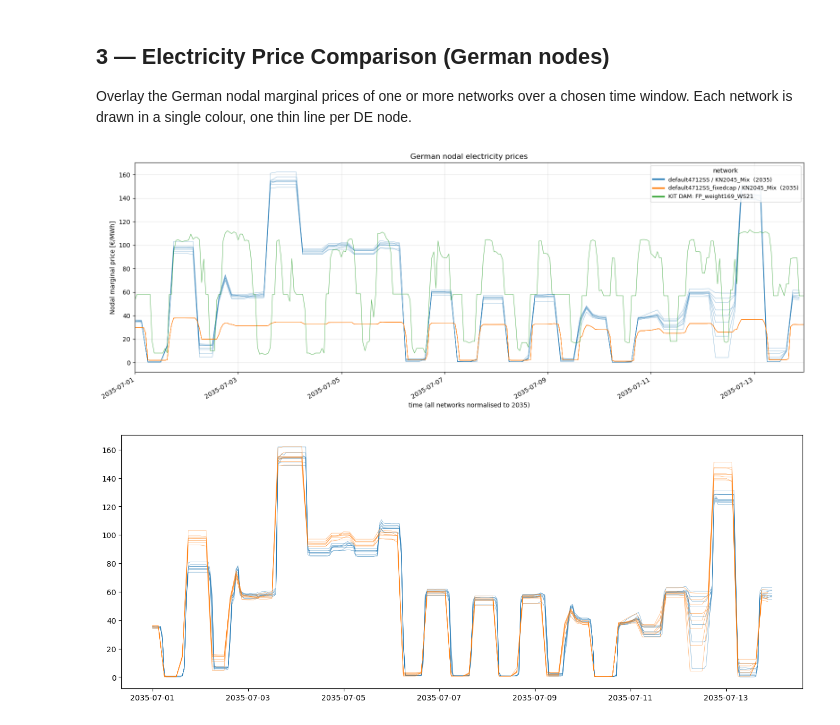
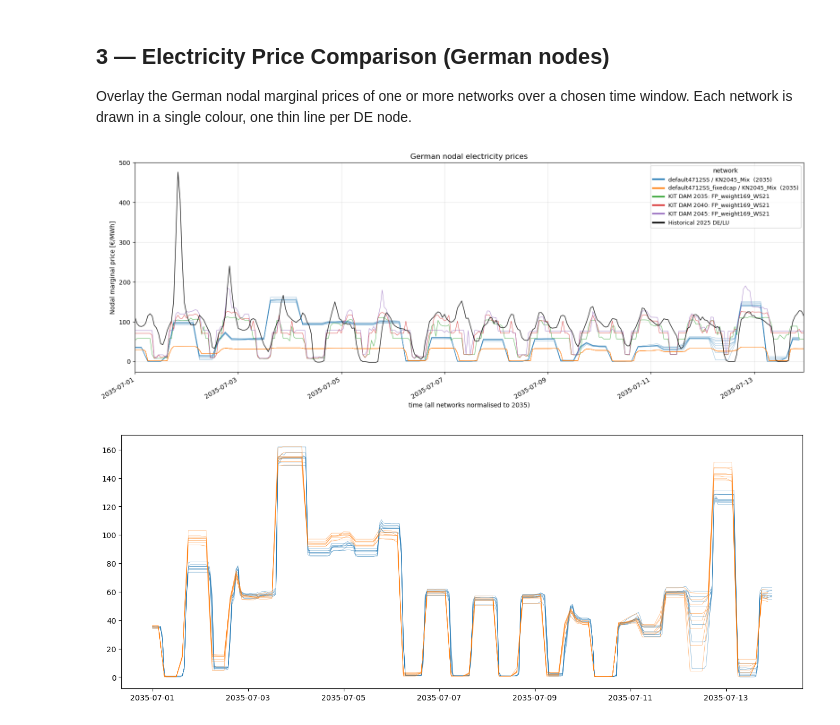
Before and after one commit to FiBe-ie2s/pypsa-de, a Jupyter notebook: thesis/analysis.ipynb, the cells around one changed output. Saved outputs shown, nothing was run; the diff lists cells and outputs as text; code cells hidden in the pictures.

```diff
--- a/thesis/analysis.ipynb
+++ b/thesis/analysis.ipynb
@@ -124,9 +124,11 @@ def load(path):
 #nw_default_2035 = load(ROOT / r"results\default4712SS\KN2045_Mix\networks\base_s_27__none_2035.nc")
 #nw_default_2030 = load(ROOT / r"results\default4712SS\KN2045_Mix\networks\base_s_27__none_2030.nc")
 #nw_test_fixedcap_2035 = load(ROOT / r"results\test02_fixedcap\KN2045_Mix\networks\base_s_27__none_2035_op.nc")
-nw_fixedcap_2035 = load(ROOT / r"results\default4712SS_fixedcap\KN2045_Mix\networks\base_s_27__none_2035_op.nc")
+#nw_fixedcap_2035 = load(ROOT / r"results\default4712SS_fixedcap\KN2045_Mix\networks\base_s_27__none_2035_op.nc")
 #nw_test02_custom_map_2035 = load(ROOT / r"results\test02_custom_map\KN2045_Mix\networks\base_s_27__none_2035.nc")
 #nw_default8760 = load(ROOT / r"results\default8760SS\KN2045_Mix\networks\base_s_27__none_2035.nc")
 
-#nw_ariadne = load(ROOT / r"results\ariadne_technologiemix\base_s_49_lvopt__none_2035.nc")
+nw_ariadne_2035 = load(ROOT / r"results\ariadne_technologiemix\base_s_49_lvopt__none_2035.nc")
+#nw_ariadne_2040 = load(ROOT / r"results\ariadne_technologiemix\base_s_49_lvopt__none_2040.nc")
+#nw_ariadne_2045 = load(ROOT / r"results\ariadne_technologiemix\base_s_49_lvopt__none_2045.nc")
 # %% [output]
@@ -407,20 +417,31 @@ time window. Each network is drawn in a single colour, one thin line per DE node
 # %%
 # ── German nodal electricity prices — compare several networks ──
 # bundles to overlay. Each network -> one colour, one thin line per German node.
-selected = [nw_default_2035, nw_fixedcap_2035]   # <- networks to compare #, nw_fixedcap_2035, nw_test_fixedcap_2035, nw_test02_custom_map_2035, nw_ariadne, nw_default8760
+selected = [nw_default_2035, nw_fixedcap_2035]   # <- networks to compare #, nw_fixedcap_2035, nw_test_fixedcap_2035, nw_test02_custom_map_2035, nw_ariadne, nw_default8760, nw_ariadne_2035, nw_ariadne_2040, nw_ariadne_2045,
 
 # ── External DAM price series from KIT agent-based model ──────
-# CSV with 360 hourly DE-LU price series for 2035 (8760 hours).
-# Add column names to this list to overlay them on the plot.
-dam_csv = ROOT / "thesis" / "DE_LU_2035_360prices.csv"
-dam_series_to_plot = ["FP_weight169_WS21"]   #"FP_weight169_WS21" <- pick columns from CSV to plot
+# One CSV per horizon, each with 360 hourly DE-LU price series (8760 hours).
+# Add column names per dataset to overlay them on the plot.
+dam_datasets = {
+    2035: (ROOT / "thesis" / "DE_LU_2035_360prices.csv", ["FP_weight169_WS21"]),
+    2040: (ROOT / "thesis" / "DE_LU_2040_360prices.csv", ["FP_weight169_WS21"]),
+    2045: (ROOT / "thesis" / "DE_LU_2045_360prices.csv", ["FP_weight169_WS21"]),
+}
+
+# ── Historical DE/LU day-ahead prices 2025 (SMARD export) ─────
+# Semicolon-separated, German decimals, one column per bidding zone.
+# Plotted regardless of REF_YEAR (normalised onto REF_YEAR like the networks).
+plot_hist_2025 = True                                                            # <- toggle historical overlay
+hist_csv   = ROOT / "thesis" / "Gro_handelspreise_202501010000_202601010000_Stunde.csv"
+hist_col   = "Deutschland/Luxemburg [€/MWh] Berechnete Auflösungen"             # <- German column
+hist_color = "black"
 
 # Time window, given in the REF_YEAR calendar below (set both to None for full year).
 # Networks from different planning horizons are normalised onto REF_YEAR so their
 # curves line up on the same axis (month/day/hour are preserved).
 REF_YEAR = 2035
-T_START ="2035-07-01"
-T_END   ="2035-07-14"
+T_START = "2035-07-01"
+T_END   = "2035-07-14"
 
 fig, ax = plt.subplots(figsize=(16, 6))
 palette = plt.cm.tab10.colors
@@ -431,37 +452,55 @@ for k, nw in enumerate(selected):
     prices = n.buses_t.marginal_price[de].copy()
     prices.index = idx
     if T_START and T_END:
         prices = prices[(idx >= T_START) & (idx < T_END)]
 
     color = palette[k % len(palette)]
     for bus in de:
         ax.plot(prices.index, prices[bus], color=color, linewidth=0.5, alpha=0.6)
     ax.plot([], [], color=color, linewidth=2.5, label=nw["TITLE"])   # one legend entry / network
 
 # ── Plot external DAM series ──────────────────────────────────
-if dam_series_to_plot:
+j = 0
+for dam_year, (dam_csv, dam_series_to_plot) in dam_datasets.items():
+    if not dam_series_to_plot:
+        continue
     dam_df = pd.read_csv(dam_csv)
     dam_idx = pd.date_range(start=f"{REF_YEAR}-01-01", periods=len(dam_df), freq="h")
     dam_df.index = dam_idx
-    for j, col in enumerate(dam_series_to_plot):
+    for col in dam_series_to_plot:
         series = dam_df[col]
         if T_START and T_END:
             series = series[(dam_idx >= T_START) & (dam_idx < T_END)]
         color = palette[(len(selected) + j) % len(palette)]
         ax.plot(series.index, series.values, color=color, linewidth=0.7, alpha=0.8)
-        ax.plot([], [], color=color, linewidth=2.5, label=f"KIT DAM: {col}")
+        ax.plot([], [], color=color, linewidth=2.5, label=f"KIT DAM {dam_year}: {col}")
+        j += 1
+
+# ── Plot historical 2025 DE/LU series ─────────────────────────
+if plot_hist_2025:
+    hist_df = pd.read_csv(hist_csv, sep=";", decimal=",", na_values="-",
+                          usecols=["Datum von", hist_col],
+                          parse_dates=["Datum von"], dayfirst=True)
+    hist_df = hist_df.set_index("Datum von")
+    hist_idx = hist_df.index + pd.DateOffset(years=REF_YEAR - hist_df.index[0].year)
+    series = hist_df[hist_col]
+    series.index = hist_idx
+    if T_START and T_END:
+        series = series[(hist_idx >= T_START) & (hist_idx < T_END)]
+    ax.plot(series.index, series.values, color=hist_color, linewidth=1.0, alpha=0.9)
+    ax.plot([], [], color=hist_color, linewidth=2.5, label="Historical 2025 DE/LU")
 
 ax.set_ylabel("Nodal marginal price [€/MWh]")
 ax.set_xlabel(f"time (all networks normalised to {REF_YEAR})")
 ax.set_title("German nodal electricity prices")
 ax.margins(x=0)
 ax.grid(True, alpha=0.3)
 ax.legend(loc="upper right", fontsize=9, title="network")
 fig.autofmt_xdate()
 plt.tight_layout()
 plt.show()
 # %% [output]
-[figure, old version]
+[figure, new version]
 # %%
 # ── Quick look: plot ALL 360 KIT DAM price series from the CSV ──
 REF_YEAR = 2035
```
Also changed, not shown: parts of 1 cell of this notebook, 7 other files.
